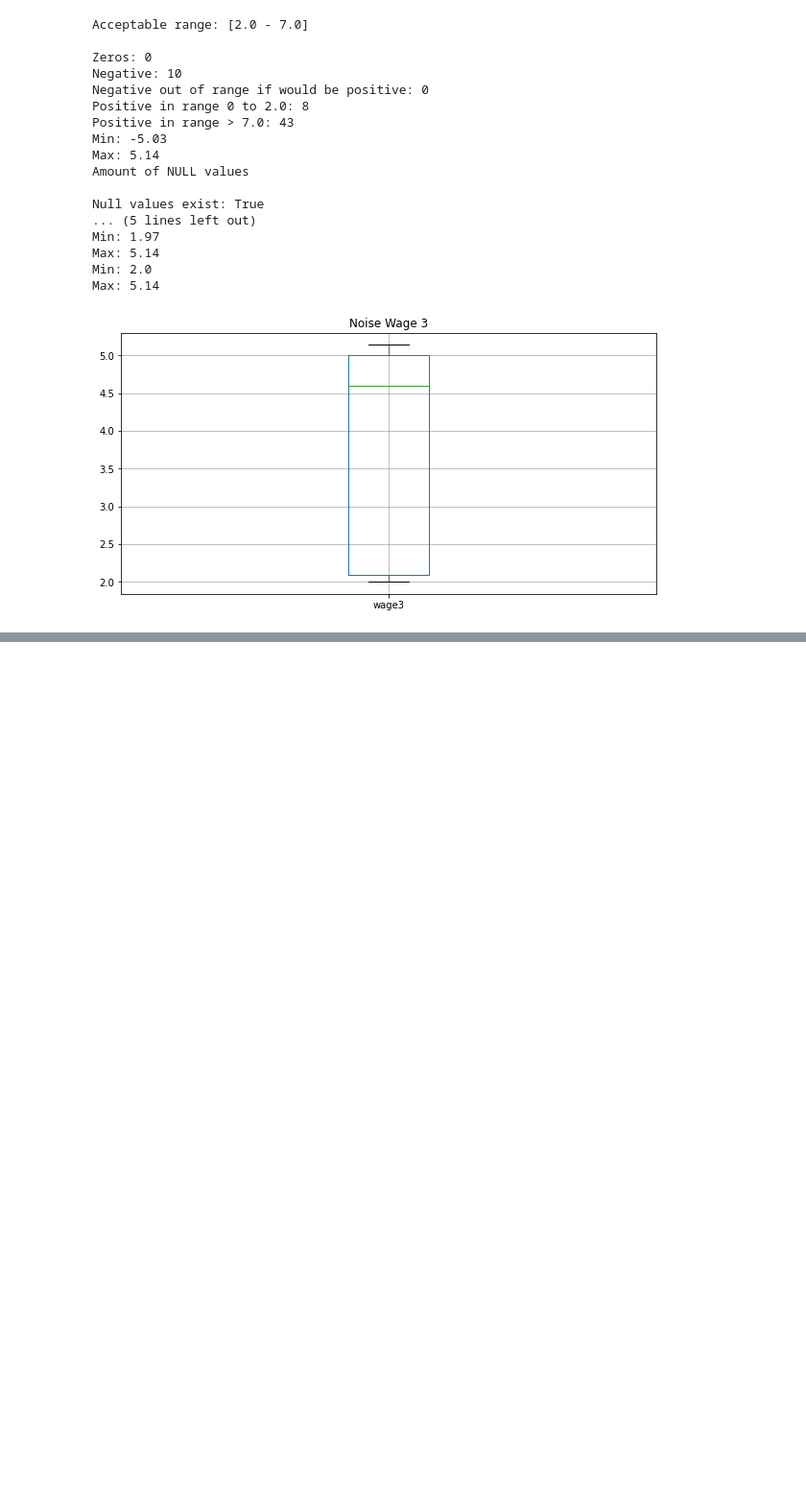
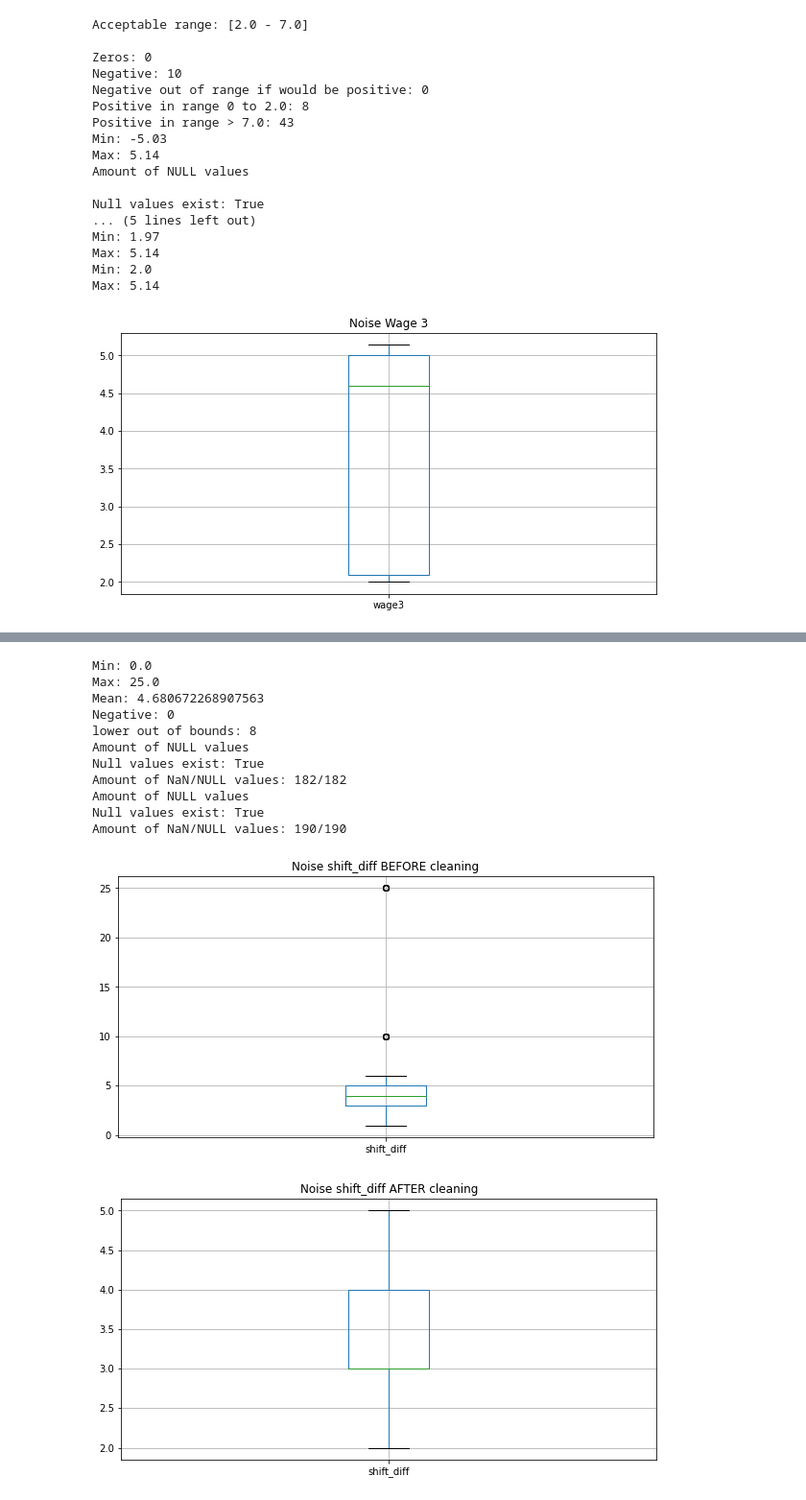
Before and after one commit to rrancerr/jku-data-mining-ws-21, a Jupyter notebook: assignment-03/assignment-03.ipynb, the cells around one changed output, grey strips where cells are left out. Shown at 96% size. Saved outputs shown, nothing was run; the diff lists cells and outputs as text; code cells hidden in the pictures; blank space fills up the shorter version.

```diff
--- a/assignment-03/assignment-03.ipynb
+++ b/assignment-03/assignment-03.ipynb
@@ -418,0 +628,80 @@ Max: 5.14
+# %%
+# shift_diff : shift differencial : supplement for work on II and III shift
+# [1 .. 25]
+
+s = pd.Series(df.shift_diff)
+counter = 0
+for x in s:
+    # check if all values are float
+    if type(x) is not type(1.0):
+        print('Invalid Type: ' + str(x))
+    elif 1 > x:
+        counter += 1
+
+print('Min: ' + str(df.shift_diff.min()))
+print('Max: ' + str(df.shift_diff.max()))
+print('Mean: ' + str(df.shift_diff.mean()))
+print('Negative: ' + str(df.shift_diff.lt(0).sum()))
+print('lower out of bounds: ' + str(counter))
+
+# check if a value is missing
+print('Amount of NULL values')
+print('Null values exist: ' + str(s.isnull().values.any()))
+print('Amount of NaN/NULL values: ' + str(s.isna().sum()) + '/' + str(s.isnull().sum()))
+
+df.loc[df.shift_diff < 1.0, 'shift_diff'] = np.nan
+print('Amount of NULL values')
+print('Null values exist: ' + str(s.isnull().values.any()))
+print('Amount of NaN/NULL values: ' + str(s.isna().sum()) + '/' + str(s.isnull().sum()))
+
+# check noise
+df.boxplot(
+    column=['shift_diff'],
+    figsize=(10, 5))
+plt.title('Noise shift_diff BEFORE cleaning')
+plt.savefig('exports/09_01_shift_diff_noise.png')
+plt.show()
+
+#remove noise first iteration
+Q1 = df.shift_diff.quantile(0.25)
+Q3 = df.shift_diff.quantile(0.75)
+IQR = Q3 - Q1  #IQR is interquartile range.
+iqr_filter = (df.shift_diff >= Q1 - 1.5 * IQR) & (df.shift_diff <= Q3 + 1.5 * IQR)
+df = df.loc[iqr_filter]
+
+#remove noise second iteration
+Q1 = df.shift_diff.quantile(0.25)
+Q3 = df.shift_diff.quantile(0.75)
+IQR = Q3 - Q1  #IQR is interquartile range.
+iqr_filter = (df.shift_diff >= Q1 - 1.5 * IQR) & (df.shift_diff <= Q3 + 1.5 * IQR)
+df = df.loc[iqr_filter]
+
+# check noise
+df.boxplot(
+    column=['shift_diff'],
+    figsize=(10, 5))
+plt.title('Noise shift_diff AFTER cleaning')
+plt.savefig('exports/09_02_shift_diff_noise.png')
+plt.show()
+
+df.shift_diff.count()
+
+# Consistency
+# Accuraccy
+# Completeness
+# Noise
+# Interpretability
+# %% [output]
+Min: 0.0
+Max: 25.0
+Mean: 4.680672268907563
+Negative: 0
+lower out of bounds: 8
+Amount of NULL values
+Null values exist: True
+Amount of NaN/NULL values: 182/182
+Amount of NULL values
+Null values exist: True
+Amount of NaN/NULL values: 190/190
+[figure, added]
+[figure, added]
```
Also changed, not shown: parts of 32 cells of this notebook, 28 other files.
